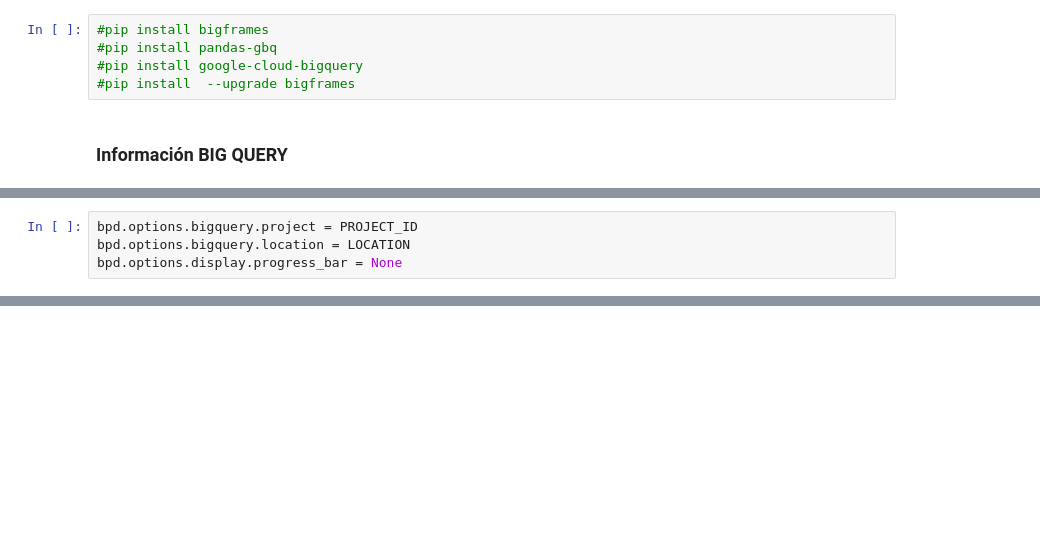
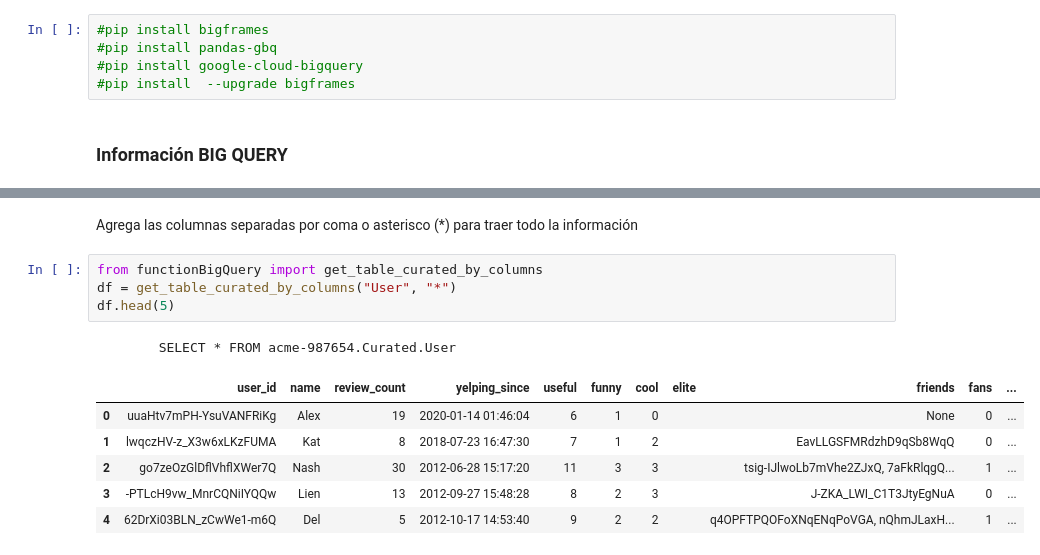
Before and after one commit to Mcarolina25/Proyecto-Final-Grupal, a Jupyter notebook: BaseDeDatos/ETL_bigQuery.ipynb, the cells around one changed output, grey strips where cells are left out. Saved outputs shown, nothing was run; the diff lists cells and outputs as text; blank space fills up the shorter version.

```diff
--- a/BaseDeDatos/ETL_bigQuery.ipynb
+++ b/BaseDeDatos/ETL_bigQuery.ipynb
@@ -25,4 +46,0 @@ LOCATION = "southamerica-east1"
-# %%
-bpd.options.bigquery.project = PROJECT_ID
-bpd.options.bigquery.location = LOCATION
-bpd.options.display.progress_bar = None
@@ -296,0 +513,14 @@ Termino con éxito la creación de la tabla: adsac-455509.Curated.Tip
+# %% [markdown]
+Agrega las columnas separadas por coma o asterisco (*) para traer todo la información
+# %%
+from functionBigQuery import get_table_curated_by_columns
+df = get_table_curated_by_columns("User", "*")
+df.head(5)
+# %% [output]
+        SELECT * FROM acme-987654.Curated.User
+|  | user_id | name | review_count | yelping_since | useful | funny | cool | elite | friends | fans | ... |
+| 0 | uuaHtv7mPH-YsuVANFRiKg | Alex | 19 | 2020-01-14 01:46:04 | 6 | 1 | 0 |  | None | 0 | ... |
+| 1 | lwqczHV-z_X3w6xLKzFUMA | Kat | 8 | 2018-07-23 16:47:30 | 7 | 1 | 2 |  | EavLLGSFMRdzhD9qSb8WqQ | 0 | ... |
+| 2 | go7zeOzGlDflVhflXWer7Q | Nash | 30 | 2012-06-28 15:17:20 | 11 | 3 | 3 |  | tsig-IJlwoLb7mVhe2ZJxQ, 7aFkRlqgQ... | 1 | ... |
+| 3 | -PTLcH9vw_MnrCQNiIYQQw | Lien | 13 | 2012-09-27 15:48:28 | 8 | 2 | 3 |  | J-ZKA_LWI_C1T3JtyEgNuA | 0 | ... |
+| 4 | 62DrXi03BLN_zCwWe1-m6Q | Del | 5 | 2012-10-17 14:53:40 | 9 | 2 | 2 |  | q4OPFTPQOFoXNqENqPoVGA, nQhmJLaxH... | 1 | ... |
```
Also changed, not shown: parts of 98 cells of this notebook, 3 other files.
